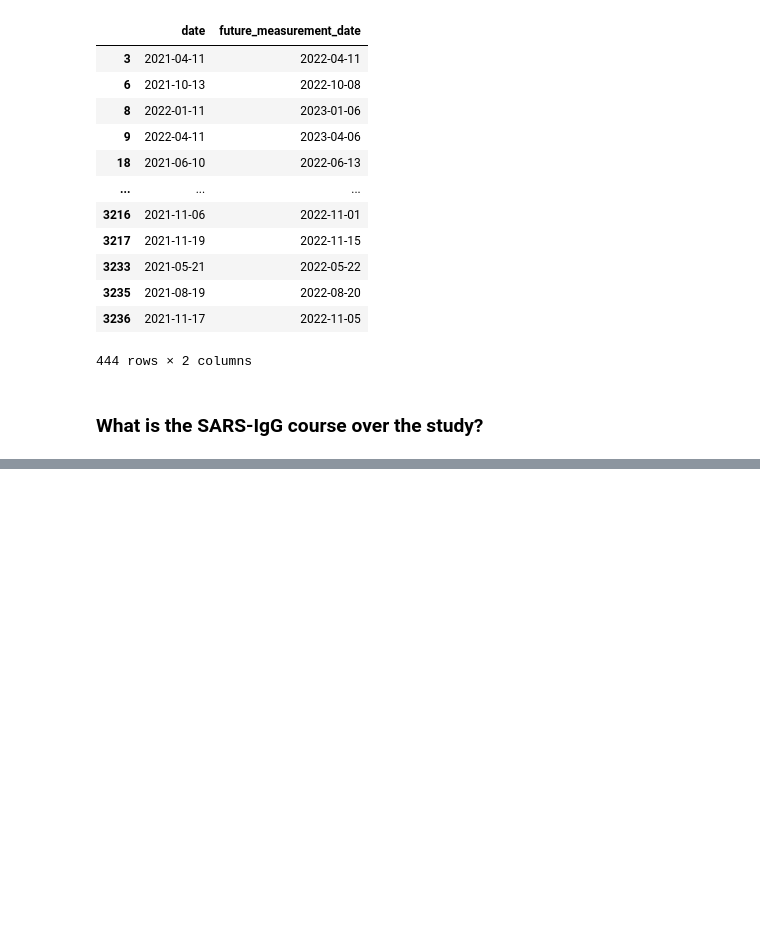
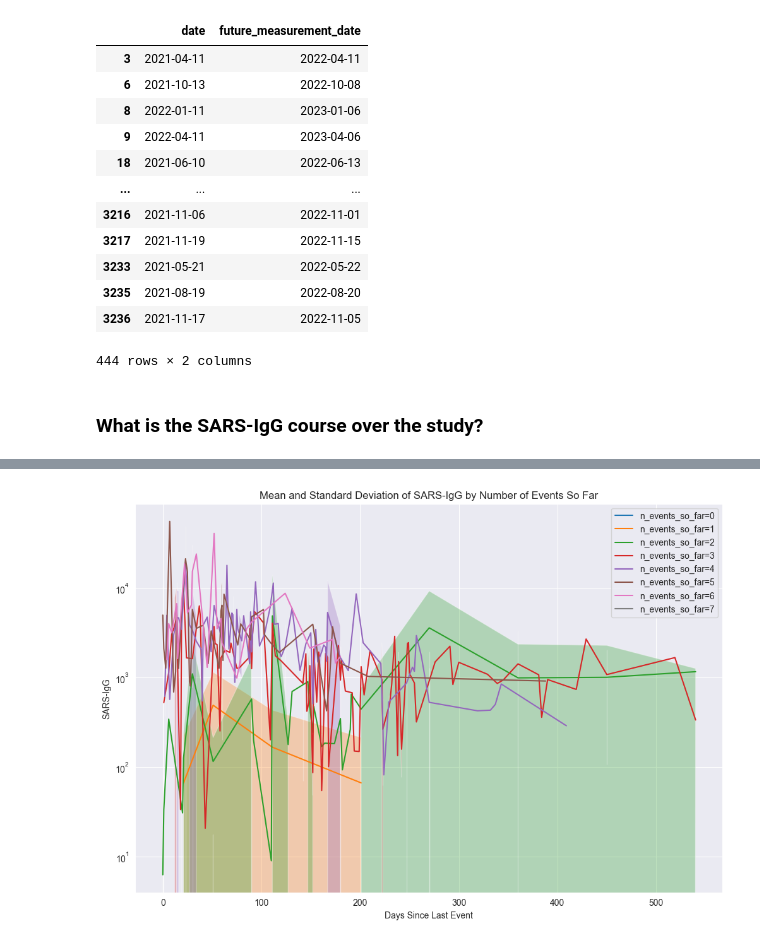
Before and after one commit to IKE-B/immun-ml, a Jupyter notebook: src/d03_research_questions/RQ1 - Analyse long-format.ipynb, the cells around one changed output, grey strips where cells are left out. Cells and saved outputs as stored; diff of their text form; code cells hidden in the pictures; blank space fills up the shorter version.

Commit message:
WIP: Create subplots with shared y-axis , grouped by n_events

```diff
--- a/src/d03_research_questions/RQ1 - Analyse long-format.ipynb
+++ b/src/d03_research_questions/RQ1 - Analyse long-format.ipynb
@@ -252,0 +254,38 @@ result_df
+# %%
+result_df['n_events_so_far'] = result_df['n_infections_so_far'] + result_df['n_vaccinations_so_far']
+# %%
+import pandas as pd
+import matplotlib.pyplot as plt
+import numpy as np
+
+# Assuming your DataFrame is named result_df with columns: 'days_since_last_event', 'SARS-IgG', 'n_events_so_far'
+# Ensure 'days_since_last_event' is sorted or sort by it if necessary
+result_df.sort_values(by=['days_since_last_event'], inplace=True)
+
+# Group by 'n_events_so_far' and then aggregate within each group
+grouped = result_df.groupby('n_events_so_far')
+
+# Set up the plot
+plt.figure(figsize=(12, 8))
+
+for name, group in grouped:
+    # For each group, calculate mean and std dev of 'SARS-IgG' by 'days_since_last_event'
+    aggregated = group.groupby('days_since_last_event')['SARS-IgG'].agg(['mean', 'std'])
+    days = aggregated.index
+    mean_values = aggregated['mean']
+    std_values = aggregated['std']
+
+    # Plot the mean line
+    plt.plot(days, mean_values, label=f'n_events_so_far={name}')
+
+    # Fill between for std deviation
+    plt.fill_between(days, mean_values-std_values, mean_values+std_values, alpha=0.3)
+
+plt.xlabel('Days Since Last Event')
+plt.ylabel('SARS-IgG')
+plt.title('Mean and Standard Deviation of SARS-IgG by Number of Events So Far')
+plt.yscale('log')  # Optional: Use if you want a log scale for the y-axis
+plt.legend()
+plt.show()
+# %% [output]
+[figure, added]
```
Also changed, not shown: parts of 8 cells of this notebook.
